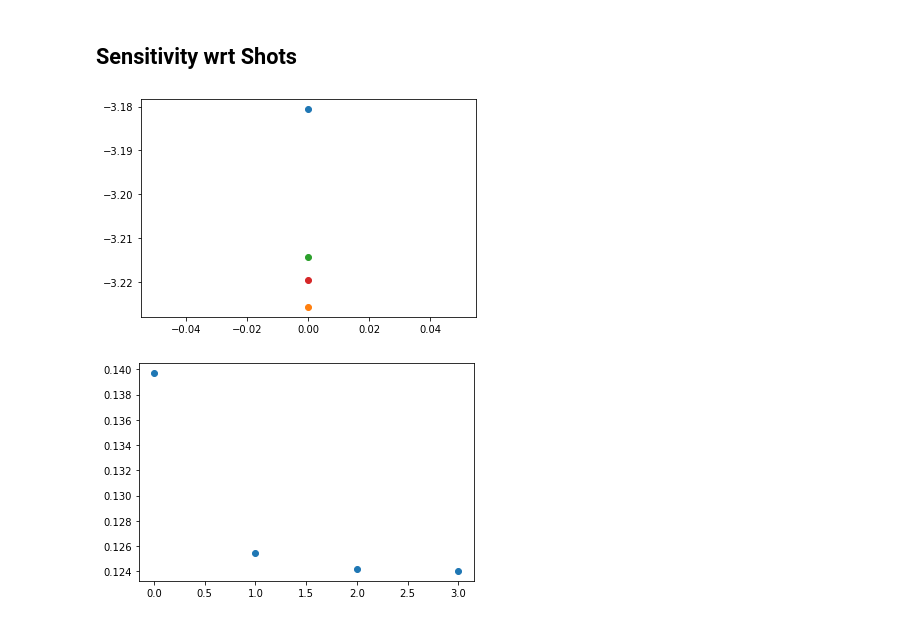
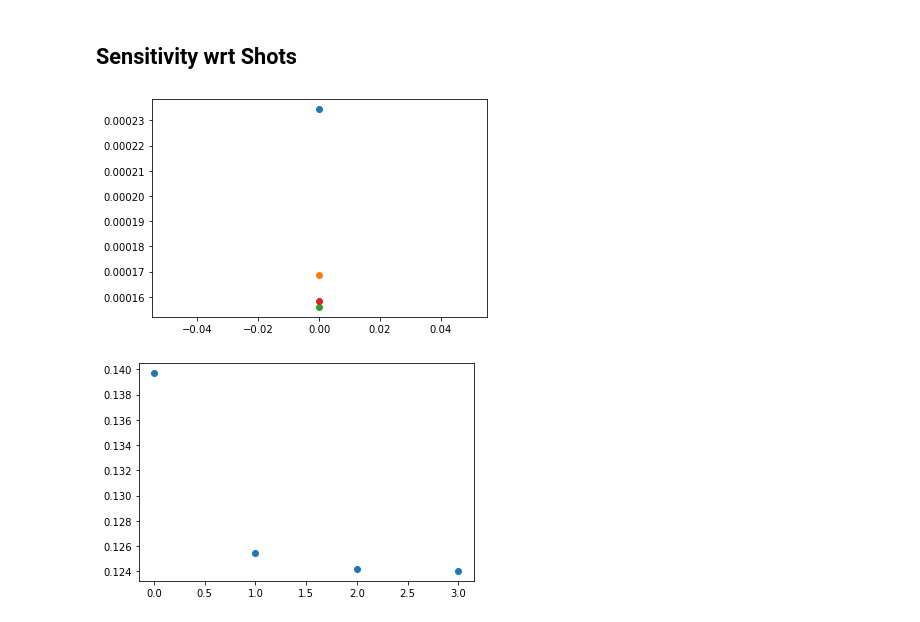
Before and after one commit to KristianWold/Thesis, a Jupyter notebook: notebooks/analysis/Fisher Information Matrix.ipynb, the cells around one changed output. Drawn from its saved outputs; the diff is of its cells as text; code cells hidden in the pictures.

```diff
--- a/notebooks/analysis/Fisher Information Matrix.ipynb
+++ b/notebooks/analysis/Fisher Information Matrix.ipynb
@@ -235,15 +235,16 @@ fim4 = loader(data_path("fim_QNN_depth_2_width_5_reps_1_shots_1mill"))
 eigen4 = fim4.eigen()
 fr4 = fim4.fisher_rao()
 # %%
-plt.plot(np.log10(eigen1[4:5]), "o")
-plt.plot(np.log10(eigen2[4:5]), "o")
-plt.plot(np.log10(eigen3[4:5]), "o")
-plt.plot(np.log10(eigen4[4:5]), "o")
+i = 6
+plt.plot(eigen1[i:i+1], "o")
+plt.plot(eigen2[i:i+1], "o")
+plt.plot(eigen3[i:i+1], "o")
+plt.plot(eigen4[i:i+1], "o")
 
 #plt.legend(["w=3","w=4", "w=5", "w=6", "w=7", "w=8"])
 plt.show()
 # %% [output]
-[figure, old version]
+[figure, new version]
 # %%
 plt.plot([fr1, fr2, fr3, fr4], "o")
 plt.show()
```
Also changed, not shown: parts of 4 cells of this notebook, 9 other files.
